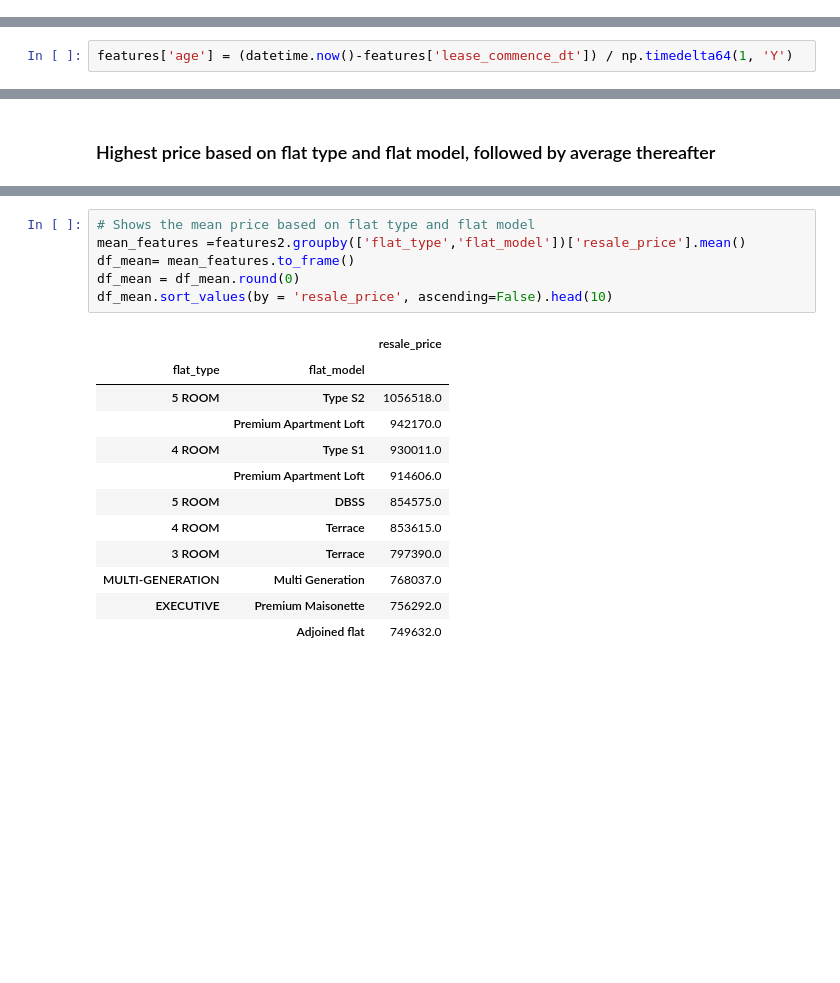
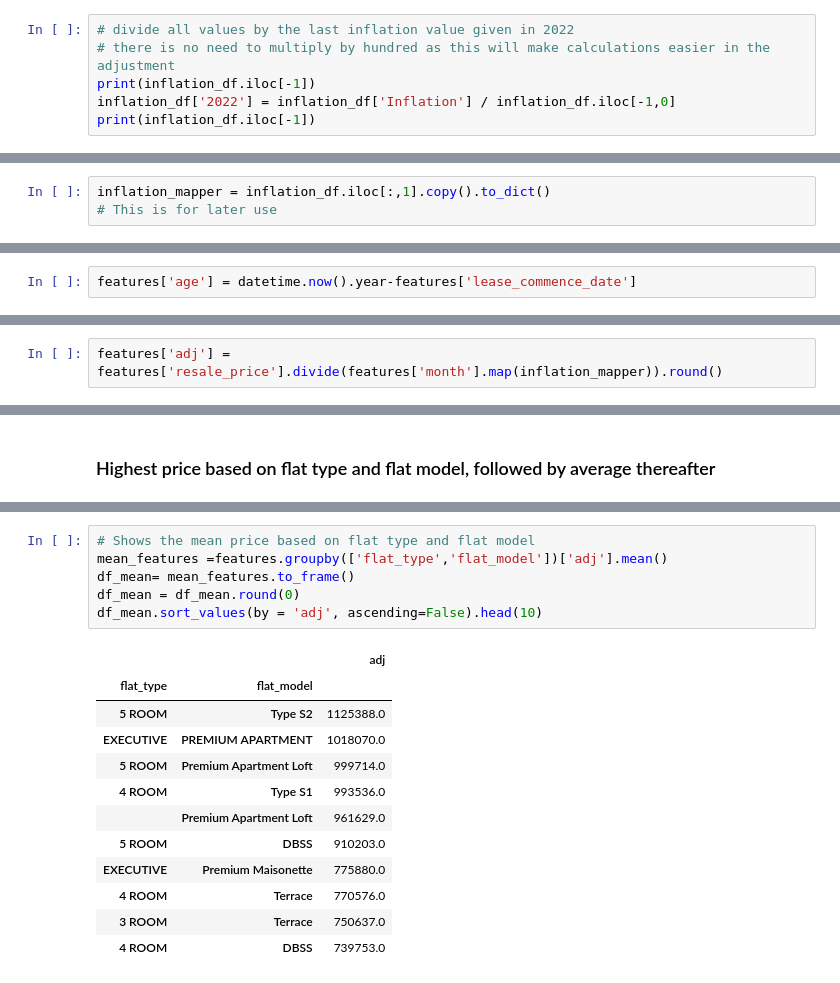
Before and after one commit to wheynelau/resale-price-in-sg, a Jupyter notebook: Resale Price.ipynb, the cells around one changed output, grey strips where cells are left out. Cells and saved outputs as stored; diff of their text form; blank space fills up the shorter version.

Commit message:
Performed inflation adjustment

```diff
--- a/Resale Price.ipynb
+++ b/Resale Price.ipynb
@@ -225,0 +245,6 @@ plt.show()
+# %%
+# divide all values by the last inflation value given in 2022
+# there is no need to multiply by hundred as this will make calculations easier in the adjustment
+print(inflation_df.iloc[-1])
+inflation_df['2022'] = inflation_df['Inflation'] / inflation_df.iloc[-1,0]
+print(inflation_df.iloc[-1])
@@ -225,0 +308,3 @@ plt.show()
+# %%
+inflation_mapper = inflation_df.iloc[:,1].copy().to_dict()
+# This is for later use
@@ -293,7 +403,7 @@ From the above graph and data, the top 5 sales in MOP occured in 1998-2002 inclu
 # %% [markdown]
 ### hist plot of all flat age
 # %%
-features['age'] = (datetime.now()-features['lease_commence_dt']) / np.timedelta64(1, 'Y')
+features['age'] = datetime.now().year-features['lease_commence_date']
 # %%
 plt.figure(figsize = (12,9))
 graph = sns.histplot(data=features,
@@ -333,0 +440,2 @@ features2 = features[features.month>='2010-01-01']
+# %%
+features['adj'] = features['resale_price'].divide(features['month'].map(inflation_mapper)).round()
@@ -396,19 +513,19 @@ df_max.sort_values(by = 'resale_price', ascending=False).head(10)
 # %%
 # Shows the mean price based on flat type and flat model
-mean_features =features2.groupby(['flat_type','flat_model'])['resale_price'].mean()
+mean_features =features.groupby(['flat_type','flat_model'])['adj'].mean()
 df_mean= mean_features.to_frame()
 df_mean = df_mean.round(0)
-df_mean.sort_values(by = 'resale_price', ascending=False).head(10)
+df_mean.sort_values(by = 'adj', ascending=False).head(10)
 # %% [output]
-|  |  | resale_price |
+|  |  | adj |
 | flat_type | flat_model |  |
-| 5 ROOM | Type S2 | 1056518.0 |
-|  | Premium Apartment Loft | 942170.0 |
-| 4 ROOM | Type S1 | 930011.0 |
-|  | Premium Apartment Loft | 914606.0 |
-| 5 ROOM | DBSS | 854575.0 |
-| 4 ROOM | Terrace | 853615.0 |
-| 3 ROOM | Terrace | 797390.0 |
-| MULTI-GENERATION | Multi Generation | 768037.0 |
-| EXECUTIVE | Premium Maisonette | 756292.0 |
-|  | Adjoined flat | 749632.0 |
+| 5 ROOM | Type S2 | 1125388.0 |
+| EXECUTIVE | PREMIUM APARTMENT | 1018070.0 |
+| 5 ROOM | Premium Apartment Loft | 999714.0 |
+| 4 ROOM | Type S1 | 993536.0 |
+|  | Premium Apartment Loft | 961629.0 |
+| 5 ROOM | DBSS | 910203.0 |
+| EXECUTIVE | Premium Maisonette | 775880.0 |
+| 4 ROOM | Terrace | 770576.0 |
+| 3 ROOM | Terrace | 750637.0 |
+| 4 ROOM | DBSS | 739753.0 |
```
Also changed, not shown: parts of 53 cells of this notebook, 1 other file.
